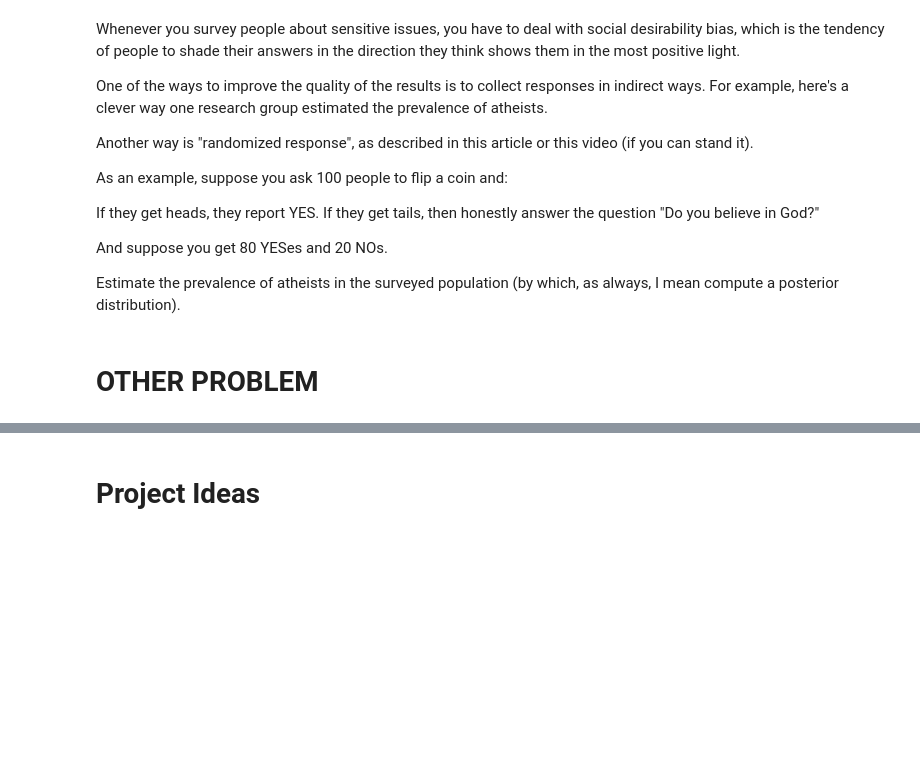
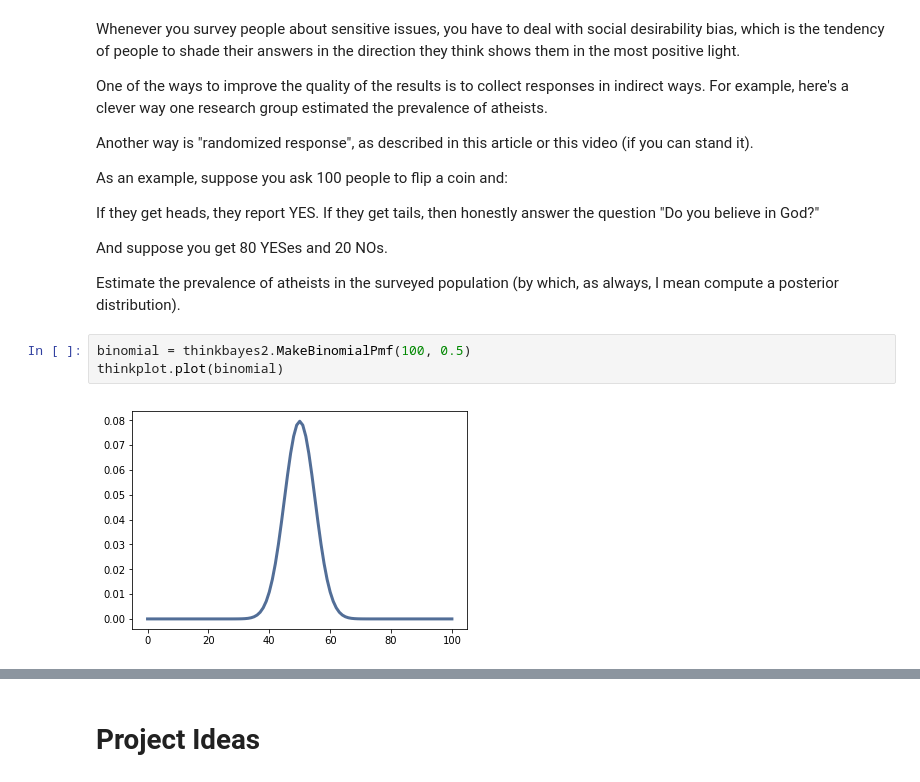
Before and after one commit to CamilleGirard/ThinkBayes2, a Jupyter notebook: examples/Homework 4.ipynb, the cells around one changed output, grey strips where cells are left out. Drawn from its saved outputs; the diff is of its cells as text; blank space fills up the shorter version.

```diff
--- a/examples/Homework 4.ipynb
+++ b/examples/Homework 4.ipynb
@@ -185,5 +217,8 @@ If they get tails, then honestly answer the question "Do you believe in God?"
 And suppose you get 80 YESes and 20 NOs.
 
 Estimate the prevalence of atheists in the surveyed population (by which, as always, I mean compute a posterior distribution).
-# %% [markdown]
-# OTHER PROBLEM
+# %%
+binomial = thinkbayes2.MakeBinomialPmf(100, 0.5)
+thinkplot.plot(binomial)
+# %% [output]
+[figure, added]
```
Also changed, not shown: parts of 22 cells of this notebook.
